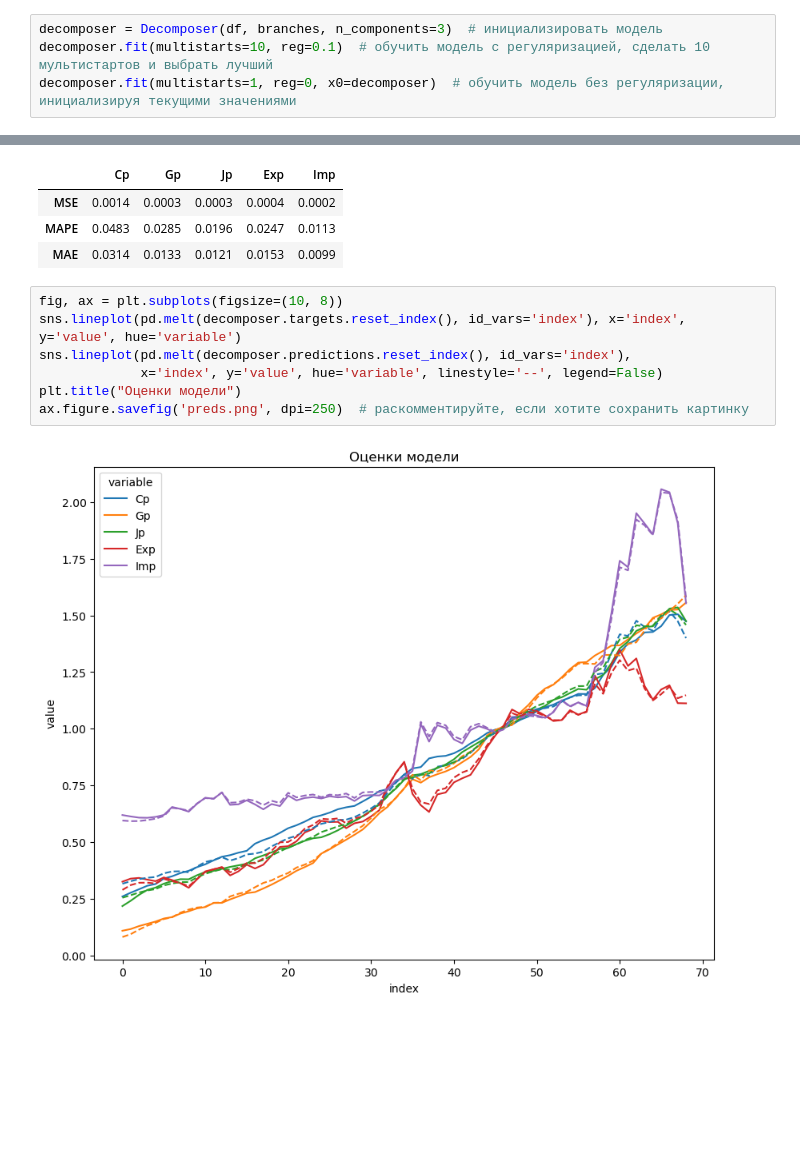
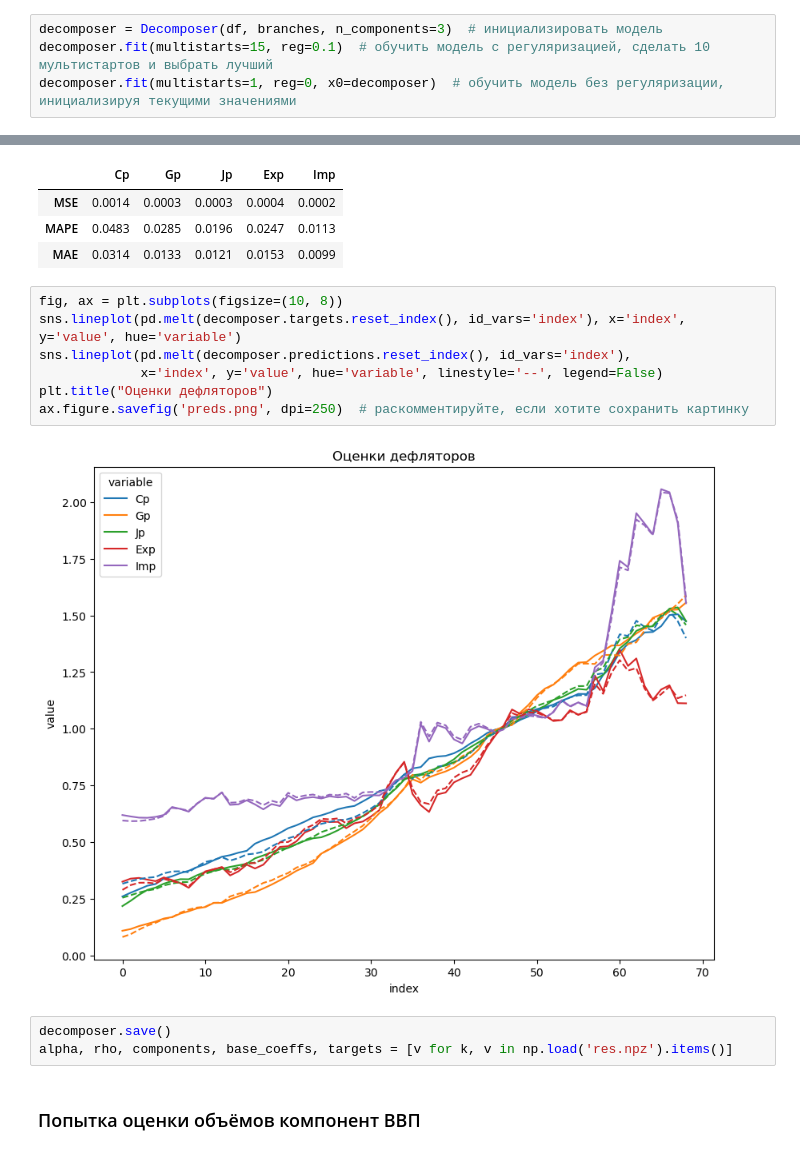
Before and after one commit to dogfew/gdp_decomposer, a Jupyter notebook: example.ipynb, the cells around one changed output, grey strips where cells are left out. Saved outputs shown, nothing was run; the diff lists cells and outputs as text; blank space fills up the shorter version.

```diff
--- a/example.ipynb
+++ b/example.ipynb
@@ -13,5 +14,5 @@ df = pd.read_csv('gdp.csv', sep=';')
 branches = ['Cp', 'Gp', 'Jp', 'Exp', 'Imp']
 # %%
 decomposer = Decomposer(df, branches, n_components=3)  # инициализировать модель
-decomposer.fit(multistarts=10, reg=0.1)  # обучить модель с регуляризацией, сделать 10 мультистартов и выбрать лучший
+decomposer.fit(multistarts=15, reg=0.1)  # обучить модель с регуляризацией, сделать 10 мультистартов и выбрать лучший
 decomposer.fit(multistarts=1, reg=0, x0=decomposer)  # обучить модель без регуляризации, инициализируя текущими значениями
@@ -53,9 +59,14 @@ decomposer.summary('errors').round(4)
 # %%
 fig, ax = plt.subplots(figsize=(10, 8))
 sns.lineplot(pd.melt(decomposer.targets.reset_index(), id_vars='index'), x='index', y='value', hue='variable')
 sns.lineplot(pd.melt(decomposer.predictions.reset_index(), id_vars='index'),
              x='index', y='value', hue='variable', linestyle='--', legend=False)
-plt.title("Оценки модели")
+plt.title("Оценки дефляторов")
 ax.figure.savefig('preds.png', dpi=250)  # раскомментируйте, если хотите сохранить картинку
 # %% [output]
-[figure, old version]
+[figure, new version]
+# %%
+decomposer.save()
+alpha, rho, components, base_coeffs, targets = [v for k, v in np.load('res.npz').items()]
+# %% [markdown]
+### Попытка оценки объёмов компонент ВВП
```
Also changed, not shown: parts of 5 cells of this notebook, 1 other file.
